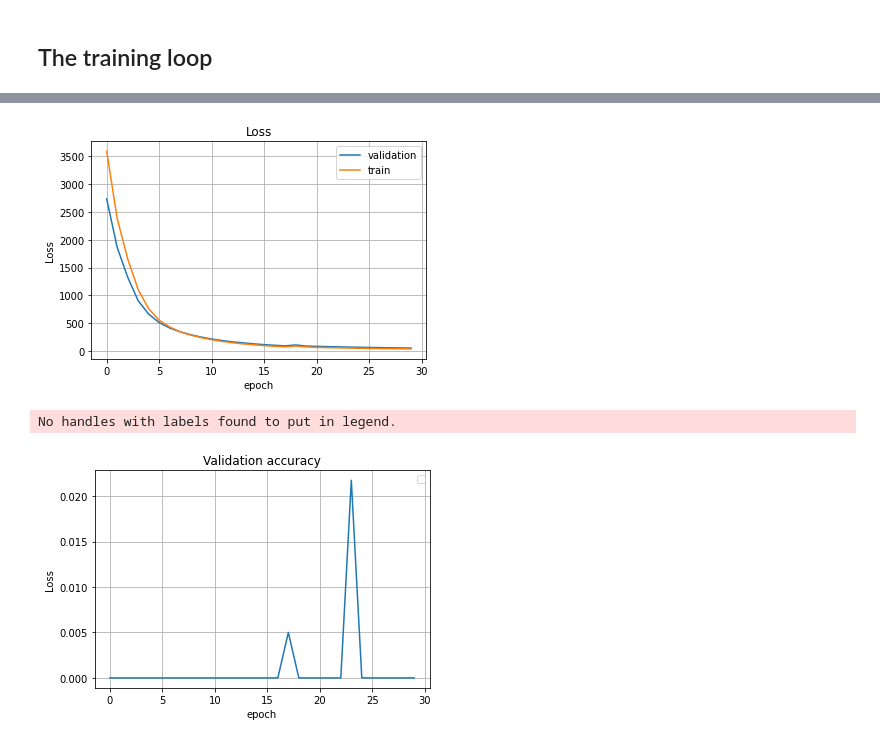
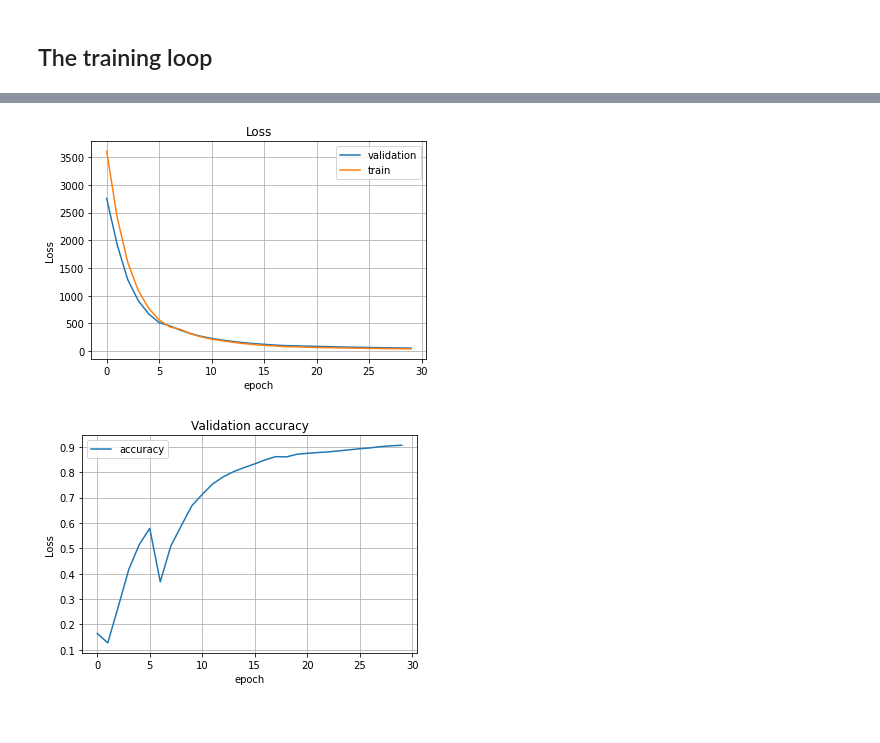
Before and after one commit to dart9905/coursework, a Jupyter notebook: KalmanNN/KalmanNN.ipynb, the cells around one changed output, grey strips where cells are left out. Cells and saved outputs as stored; diff of their text form; code cells hidden in the pictures.

```diff
--- a/KalmanNN/KalmanNN.ipynb
+++ b/KalmanNN/KalmanNN.ipynb
@@ -544,6 +544,8 @@ error = 0
 train_loss = []
 val_loss = []
 val_accuracy = []
+
+Delta = 5
 # %% [markdown]
 ## The training loop
 # %%
@@ -599,8 +601,7 @@ for epoc in range(EPOC_NUM):
           actual_next_tokens.contiguous().view(-1)
       )
       ep_val_loss.append(loss.cpu().data.numpy())
-      ep_val_accuracy.append(np.sum(predictions_logp.cpu().numpy() == actual_next_tokens.cpu().numpy().astype(float))/ len(actual_next_tokens.cpu()))
-
+      ep_val_accuracy.append(np.sum((predictions_logp.cpu().numpy() < Delta + actual_next_tokens.cpu().numpy().astype(float))&(predictions_logp.cpu().numpy() > -Delta + actual_next_tokens.cpu().numpy().astype(float)))/ actual_next_tokens.cpu().numpy().size)
   # print the results for this epoch:
   clear_output(True)
 
@@ -624,3 +625,2 @@ Epoch 30 of 30 took 2.607s
 [figure]
-No handles with labels found to put in legend.
-[figure, old version]
+[figure, new version]
```
Also changed, not shown: parts of 4 cells of this notebook.
